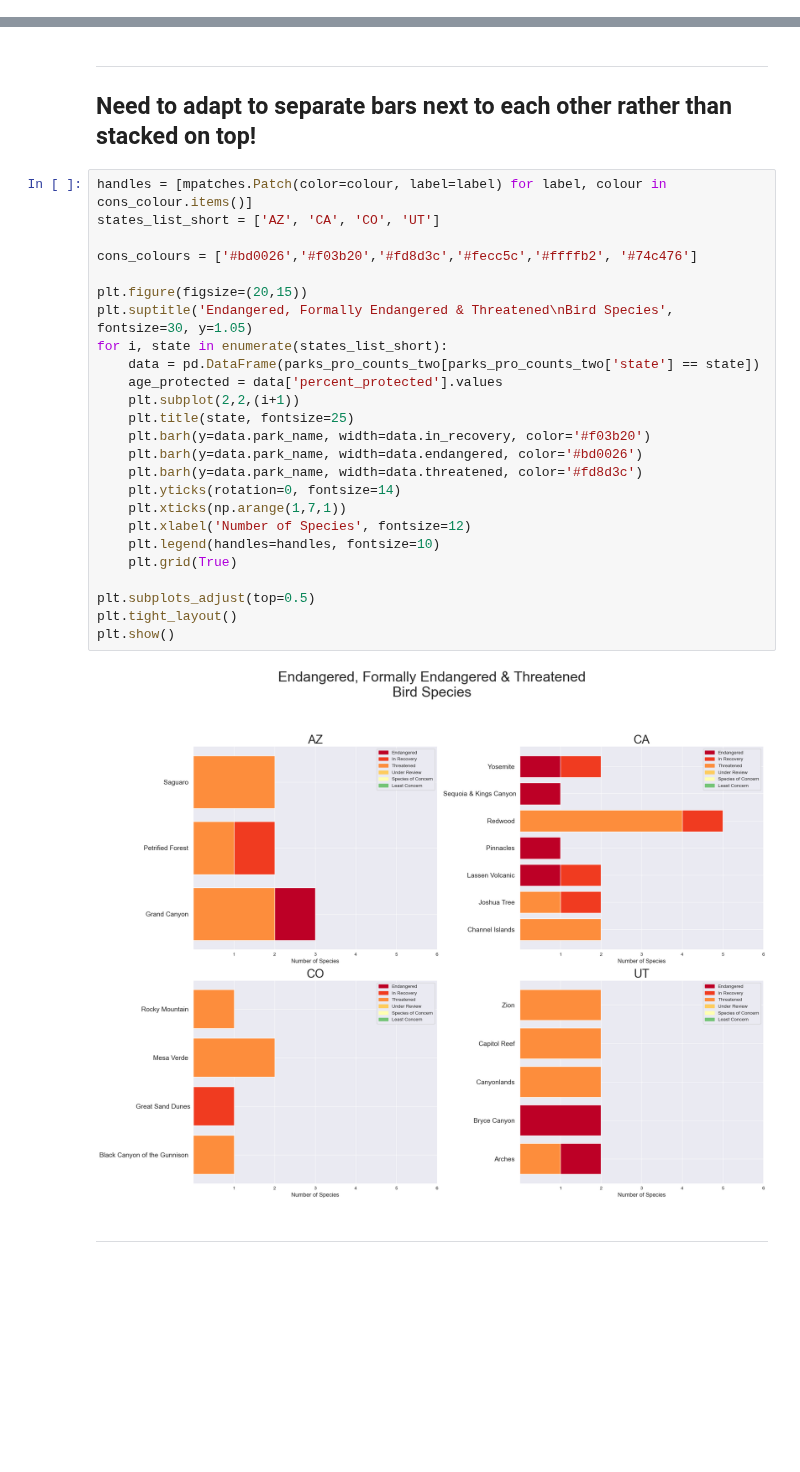
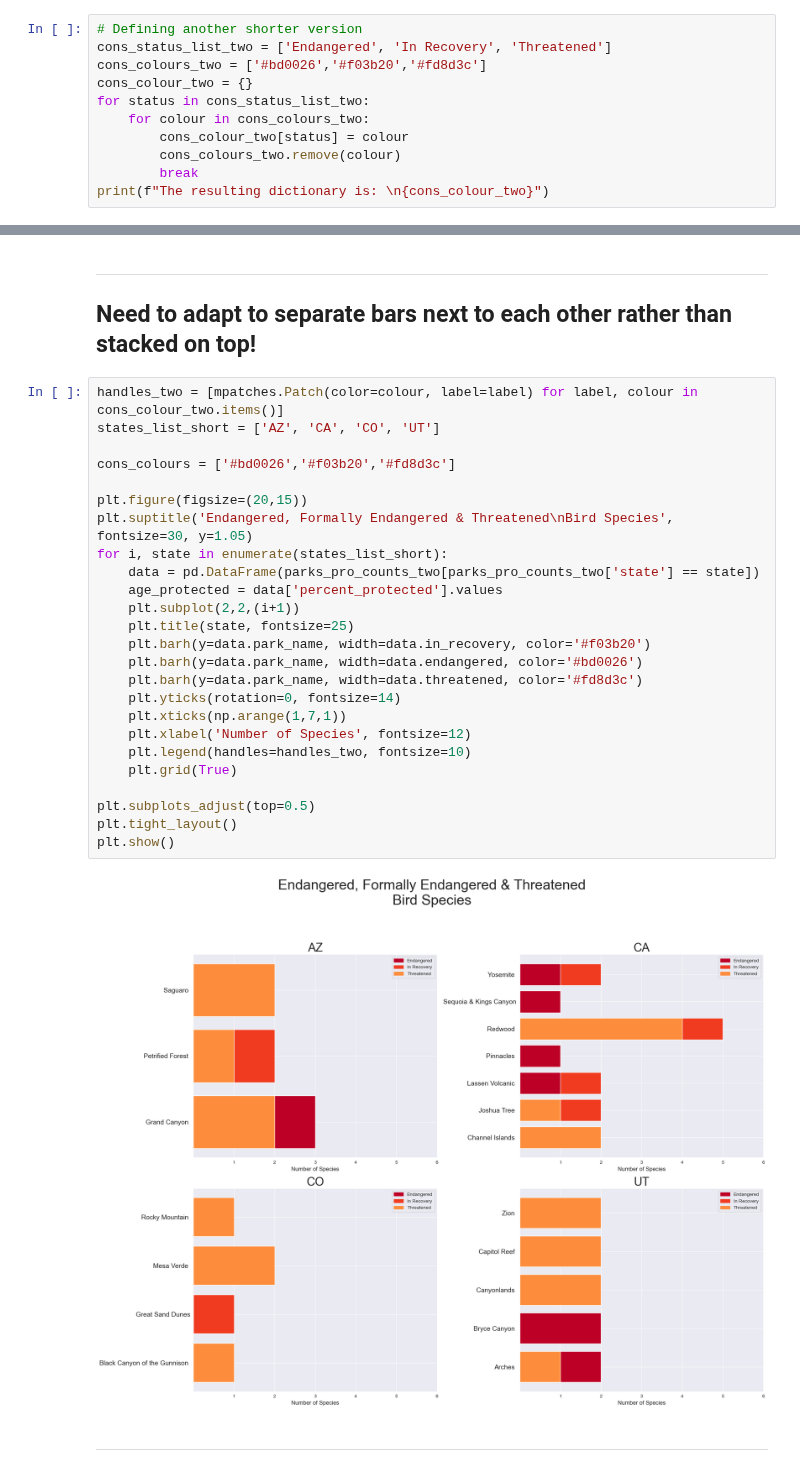
Before and after one commit to pineapple-bois/Biodiversity-In-National-Parks-Real-World, a Jupyter notebook: analysis.ipynb, the cells around one changed output, grey strips where cells are left out. Cells and saved outputs as stored; diff of their text form; blank space fills up the shorter version.

Commit message:
Area Plots

```diff
--- a/analysis.ipynb
+++ b/analysis.ipynb
@@ -329,3 +301,14 @@ print(f"The resulting dictionary is: \n{cons_colour}")
 # %% [output]
 The resulting dictionary is:
 {'Endangered': '#bd0026', 'In Recovery': '#f03b20', 'Threatened': '#fd8d3c', 'Under Review': '#fecc5c', 'Species of Concern': '#ffffb2', 'Least Concern': '#74c476'}
+# %%
+# Defining another shorter version
+cons_status_list_two = ['Endangered', 'In Recovery', 'Threatened']
+cons_colours_two = ['#bd0026','#f03b20','#fd8d3c']
+cons_colour_two = {}
+for status in cons_status_list_two:
+    for colour in cons_colours_two:
+        cons_colour_two[status] = colour
+        cons_colours_two.remove(colour)
+        break
+print(f"The resulting dictionary is: \n{cons_colour_two}")
@@ -390,32 +367,32 @@ Below is a visualisation of these categories
 ----
 ## Need to adapt to separate bars next to each other rather than stacked on top!
 # %%
-handles = [mpatches.Patch(color=colour, label=label) for label, colour in cons_colour.items()]
+handles_two = [mpatches.Patch(color=colour, label=label) for label, colour in cons_colour_two.items()]
 states_list_short = ['AZ', 'CA', 'CO', 'UT']
 
-cons_colours = ['#bd0026','#f03b20','#fd8d3c','#fecc5c','#ffffb2', '#74c476']
+cons_colours = ['#bd0026','#f03b20','#fd8d3c']
 
 plt.figure(figsize=(20,15))
 plt.suptitle('Endangered, Formally Endangered & Threatened\nBird Species', fontsize=30, y=1.05)
 for i, state in enumerate(states_list_short):
     data = pd.DataFrame(parks_pro_counts_two[parks_pro_counts_two['state'] == state])
     age_protected = data['percent_protected'].values
     plt.subplot(2,2,(i+1))
     plt.title(state, fontsize=25)
     plt.barh(y=data.park_name, width=data.in_recovery, color='#f03b20')
     plt.barh(y=data.park_name, width=data.endangered, color='#bd0026')
     plt.barh(y=data.park_name, width=data.threatened, color='#fd8d3c')
     plt.yticks(rotation=0, fontsize=14)
     plt.xticks(np.arange(1,7,1))
     plt.xlabel('Number of Species', fontsize=12)
-    plt.legend(handles=handles, fontsize=10)
+    plt.legend(handles=handles_two, fontsize=10)
     plt.grid(True)
 
 plt.subplots_adjust(top=0.5)
 plt.tight_layout()
 plt.show()
 # %% [output]
-[figure, old version]
+[figure, new version]
 # %% [markdown]
 ----
 # %% [markdown]
```
Also changed, not shown: parts of 17 cells of this notebook.
